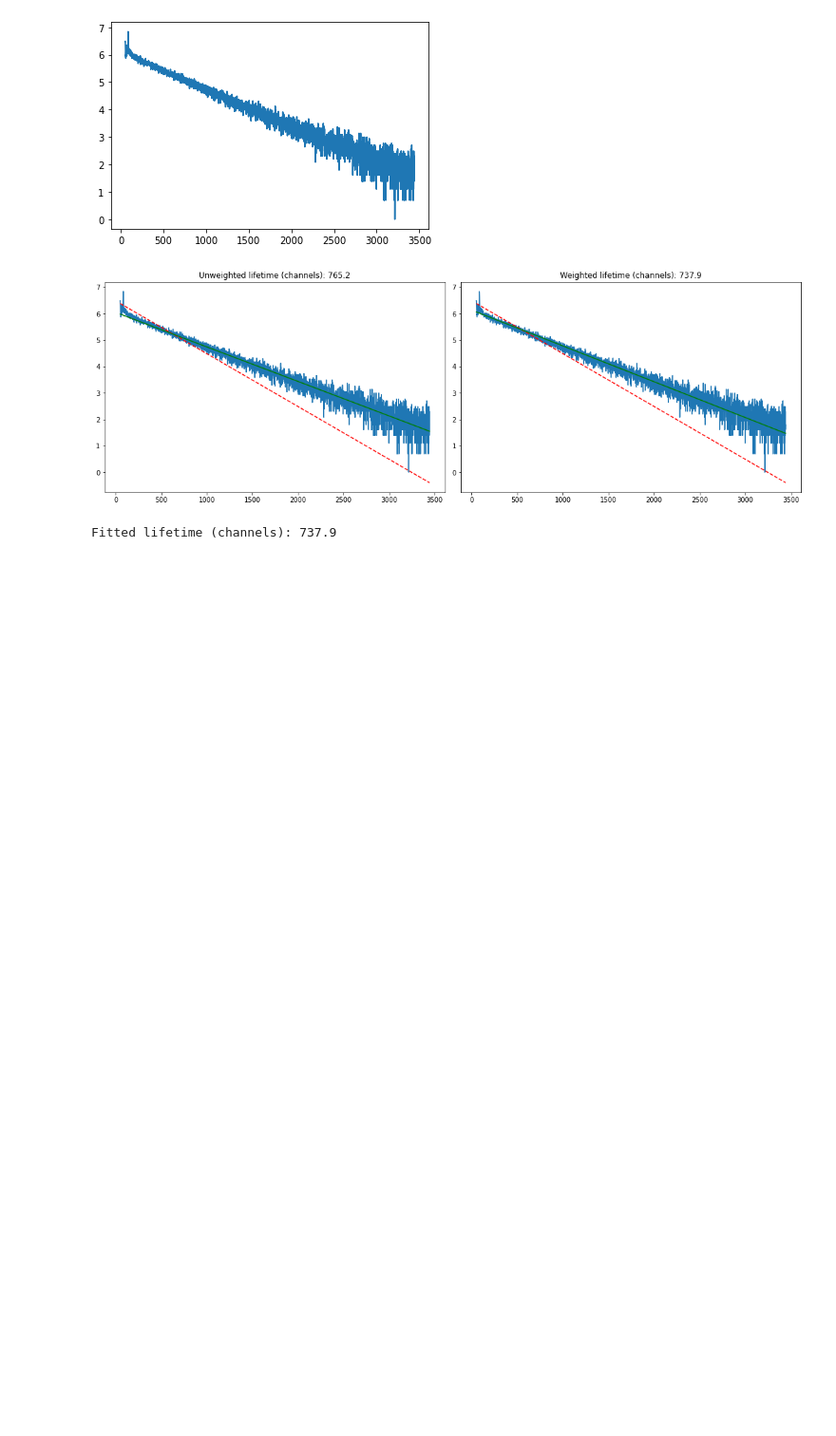
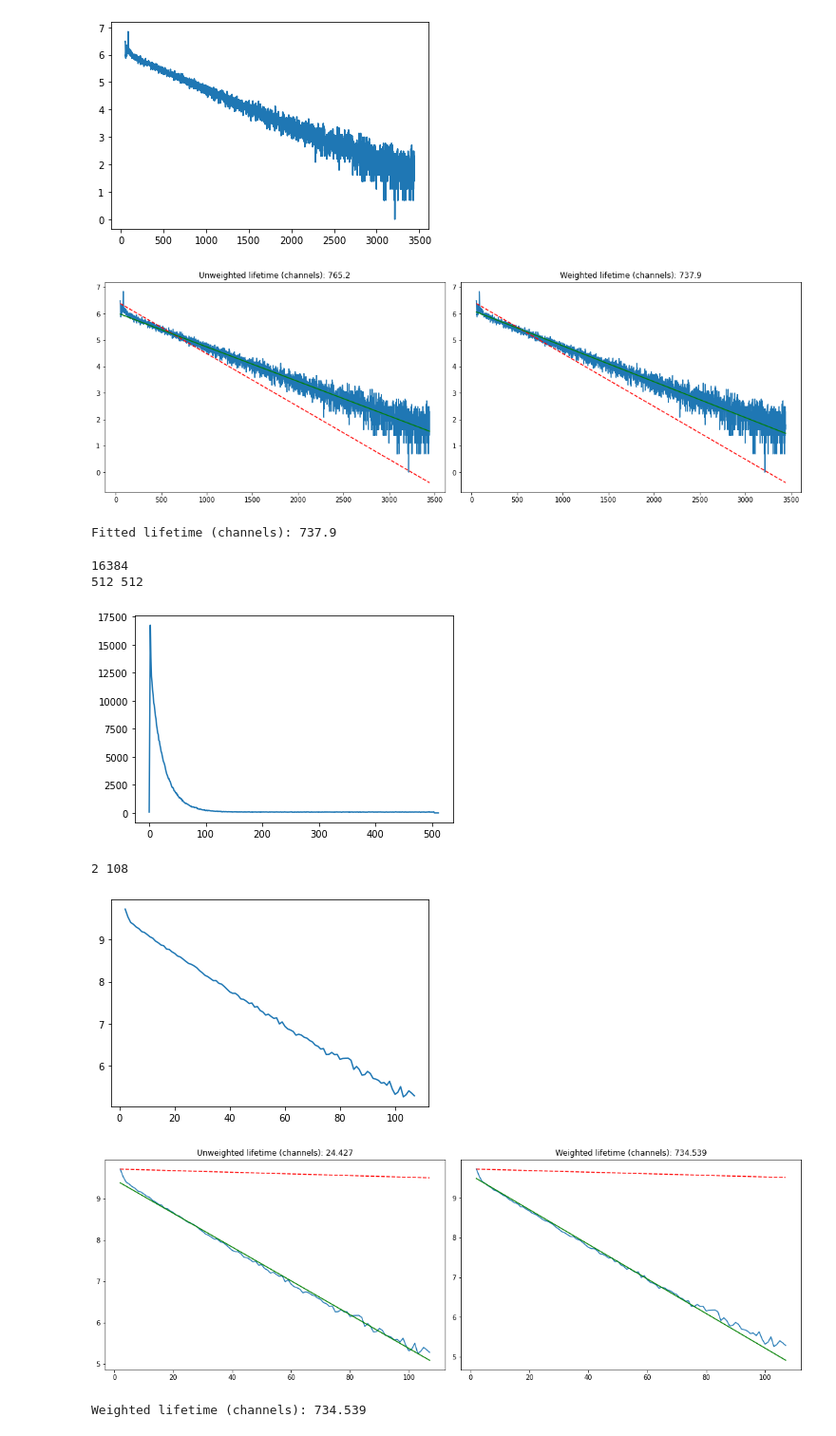
Before and after one commit to austinyu/muon-lifetime, a Jupyter notebook: Muon LifeTime Data.ipynb, the cells around one changed output. Shown at 95% size. Drawn from its saved outputs; the diff is of its cells as text; code cells hidden in the pictures; blank space fills up the shorter version.

```diff
--- a/Muon LifeTime Data.ipynb
+++ b/Muon LifeTime Data.ipynb
@@ -80,3 +78,64 @@ print("Fitted lifetime (channels): {:5.1f}".format(-1/popt[1]))
 [figure]
 [figure]
 Fitted lifetime (channels): 737.9
+# %%
+print(len(data))
+
+data32 = data.reshape(-1, 32).sum(axis = 1)
+
+bins = np.arange(0, len(data32))
+
+print(len(data32), len(bins))
+
+fig, ax = plt.subplots()
+ax.plot(bins, data32)
+plt.show()
+
+from scipy.optimize import curve_fit
+
+left_chop32 = int(left_chop / 32) + 1
+right_chop32 = int(right_chop / 32) + 1
+print(left_chop32, right_chop32)
+
+data32_chopped = data32[left_chop32:right_chop32]
+logData32_chopped = np.log(data32_chopped)
+bins_chopped32 = bins[left_chop32:right_chop32]
+
+fig, ax = plt.subplots()
+ax.plot(bins_chopped32, logData32_chopped)
+plt.show()
+
+p0 = (logData32_chopped[0], -1/500)
+def func_lin(t,p0, p1):
+    return p0+p1*t
+bins_chopped32
+fig, axs = plt.subplots(1,2, figsize = (15,5),constrained_layout = True)
+axs[0].set_title("Unweighted")
+axs[0].plot(bins_chopped32,logData32_chopped)
+popt, pcov = curve_fit(func_lin, bins_chopped32, logData32_chopped, p0)
+axs[0].plot(bins_chopped32,func_lin(bins_chopped32,*p0), '--r')
+axs[0].plot(bins_chopped32,func_lin(bins_chopped32,*popt), '-g')
+title = "Unweighted lifetime (channels): {:5.3f}".format(-1/popt[1])
+axs[0].set_title(title)
+
+axs[1].plot(bins_chopped32,logData32_chopped)
+
+
+sigmas = 1/np.sqrt(data32_chopped)
+popt, pcov = curve_fit(func_lin, bins_chopped32, logData32_chopped, p0, sigma = sigmas)
+axs[1].plot(bins_chopped32,func_lin(bins_chopped32,*p0), '--r')
+axs[1].plot(bins_chopped32,func_lin(bins_chopped32,*popt), '-g')
+title = "Weighted lifetime (channels): {:5.3f}".format(-32/popt[1])
+axs[1].set_title(title)
+plt.show()
+print("Weighted lifetime (channels): {:5.3f}".format(-32/popt[1]))
+
+weightedLifetime = -32/popt[1]
+# %% [output]
+16384
+512 512
+[figure, added]
+2 108
+[figure, added]
+[figure, added]
+Weighted lifetime (channels): 734.539
```
Also changed, not shown: parts of 5 cells of this notebook, 1 other file.
